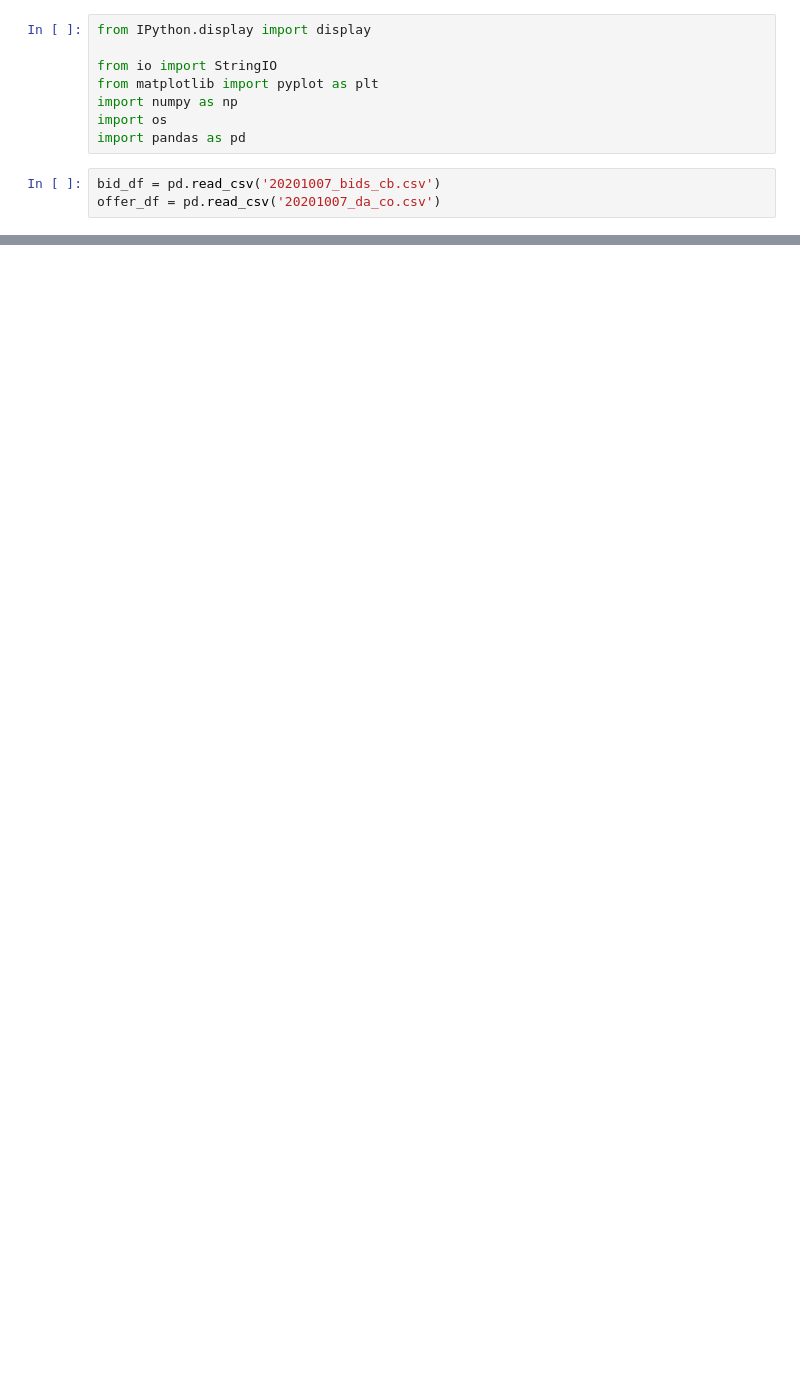
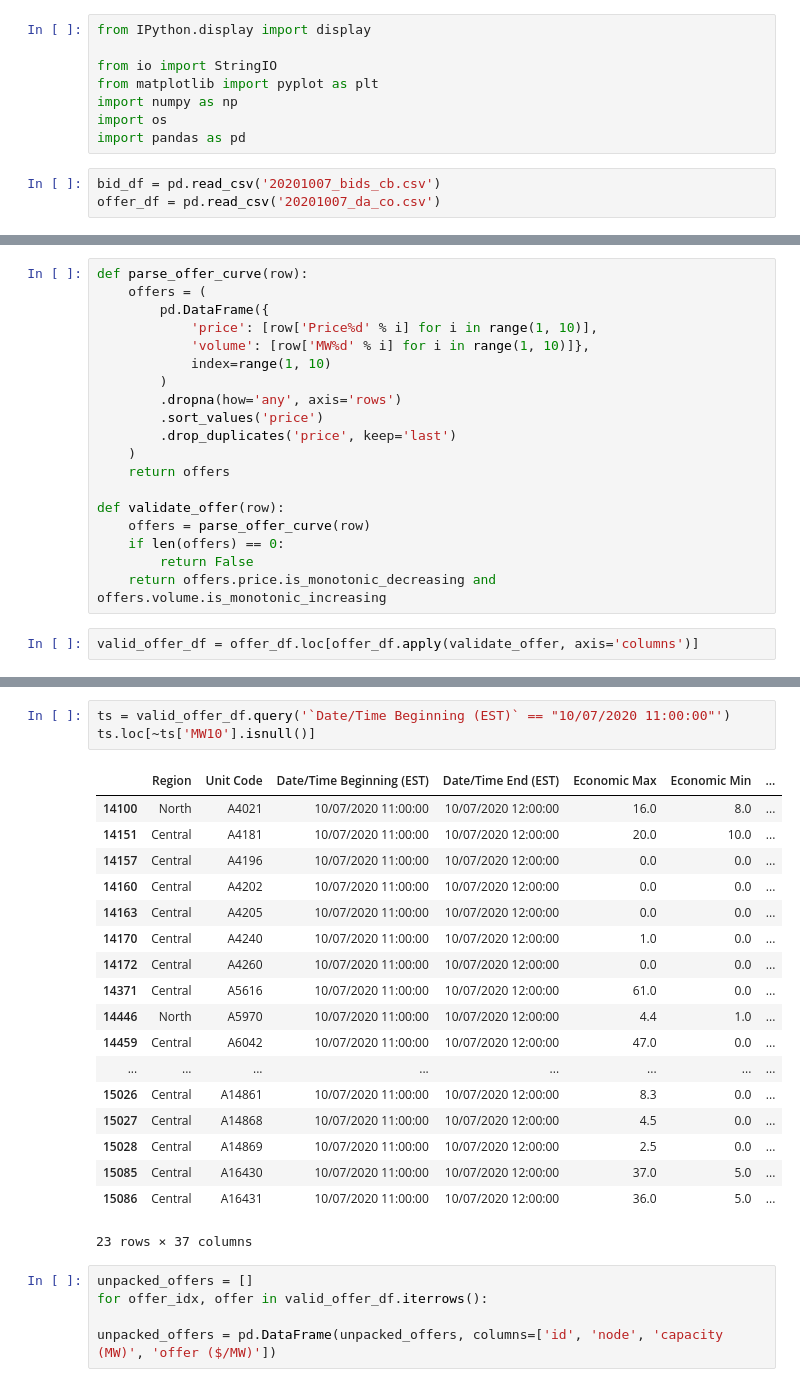
Before and after one commit to drakesiard/power, a Jupyter notebook: dtu31792/project/misodata.ipynb, the cells around one changed output, grey strips where cells are left out. Cells and saved outputs as stored; diff of their text form; blank space fills up the shorter version.

```diff
--- a/dtu31792/project/misodata.ipynb
+++ b/dtu31792/project/misodata.ipynb
@@ -41,0 +53,21 @@ bid_df.iloc[[33]]
+# %%
+def parse_offer_curve(row):
+    offers = (
+        pd.DataFrame({
+            'price': [row['Price%d' % i] for i in range(1, 10)],
+            'volume': [row['MW%d' % i] for i in range(1, 10)]},
+            index=range(1, 10)
+        )
+        .dropna(how='any', axis='rows')
+        .sort_values('price')
+        .drop_duplicates('price', keep='last')
+    )
+    return offers
+
+def validate_offer(row):
+    offers = parse_offer_curve(row)
+    if len(offers) == 0:
+        return False
+    return offers.price.is_monotonic_decreasing and offers.volume.is_monotonic_increasing
+# %%
+valid_offer_df = offer_df.loc[offer_df.apply(validate_offer, axis='columns')]
@@ -41,0 +81,27 @@ bid_df.iloc[[33]]
+# %%
+ts = valid_offer_df.query('`Date/Time Beginning (EST)` == "10/07/2020 11:00:00"')
+ts.loc[~ts['MW10'].isnull()]
+# %% [output]
+|  | Region | Unit Code | Date/Time Beginning (EST) | Date/Time End (EST) | Economic Max | Economic Min | ... |
+| 14100 | North | A4021 | 10/07/2020 11:00:00 | 10/07/2020 12:00:00 | 16.0 | 8.0 | ... |
+| 14151 | Central | A4181 | 10/07/2020 11:00:00 | 10/07/2020 12:00:00 | 20.0 | 10.0 | ... |
+| 14157 | Central | A4196 | 10/07/2020 11:00:00 | 10/07/2020 12:00:00 | 0.0 | 0.0 | ... |
+| 14160 | Central | A4202 | 10/07/2020 11:00:00 | 10/07/2020 12:00:00 | 0.0 | 0.0 | ... |
+| 14163 | Central | A4205 | 10/07/2020 11:00:00 | 10/07/2020 12:00:00 | 0.0 | 0.0 | ... |
+| 14170 | Central | A4240 | 10/07/2020 11:00:00 | 10/07/2020 12:00:00 | 1.0 | 0.0 | ... |
+| 14172 | Central | A4260 | 10/07/2020 11:00:00 | 10/07/2020 12:00:00 | 0.0 | 0.0 | ... |
+| 14371 | Central | A5616 | 10/07/2020 11:00:00 | 10/07/2020 12:00:00 | 61.0 | 0.0 | ... |
+| 14446 | North | A5970 | 10/07/2020 11:00:00 | 10/07/2020 12:00:00 | 4.4 | 1.0 | ... |
+| 14459 | Central | A6042 | 10/07/2020 11:00:00 | 10/07/2020 12:00:00 | 47.0 | 0.0 | ... |
+| ... | ... | ... | ... | ... | ... | ... | ... |
+| 15026 | Central | A14861 | 10/07/2020 11:00:00 | 10/07/2020 12:00:00 | 8.3 | 0.0 | ... |
+| 15027 | Central | A14868 | 10/07/2020 11:00:00 | 10/07/2020 12:00:00 | 4.5 | 0.0 | ... |
+| 15028 | Central | A14869 | 10/07/2020 11:00:00 | 10/07/2020 12:00:00 | 2.5 | 0.0 | ... |
+| 15085 | Central | A16430 | 10/07/2020 11:00:00 | 10/07/2020 12:00:00 | 37.0 | 5.0 | ... |
+| 15086 | Central | A16431 | 10/07/2020 11:00:00 | 10/07/2020 12:00:00 | 36.0 | 5.0 | ... |
+23 rows × 37 columns
+# %%
+unpacked_offers = []
+for offer_idx, offer in valid_offer_df.iterrows():
+
+unpacked_offers = pd.DataFrame(unpacked_offers, columns=['id', 'node', 'capacity (MW)', 'offer ($/MW)'])
```
Also changed, not shown: parts of 7 cells of this notebook, 3 other files.
